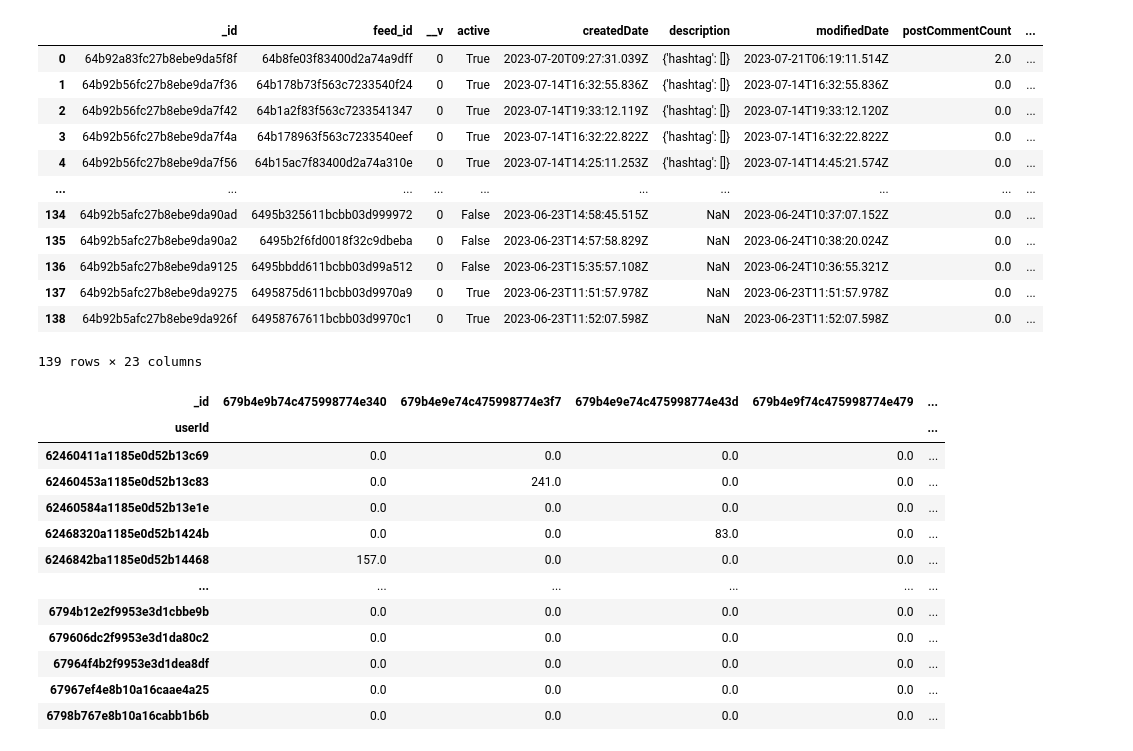
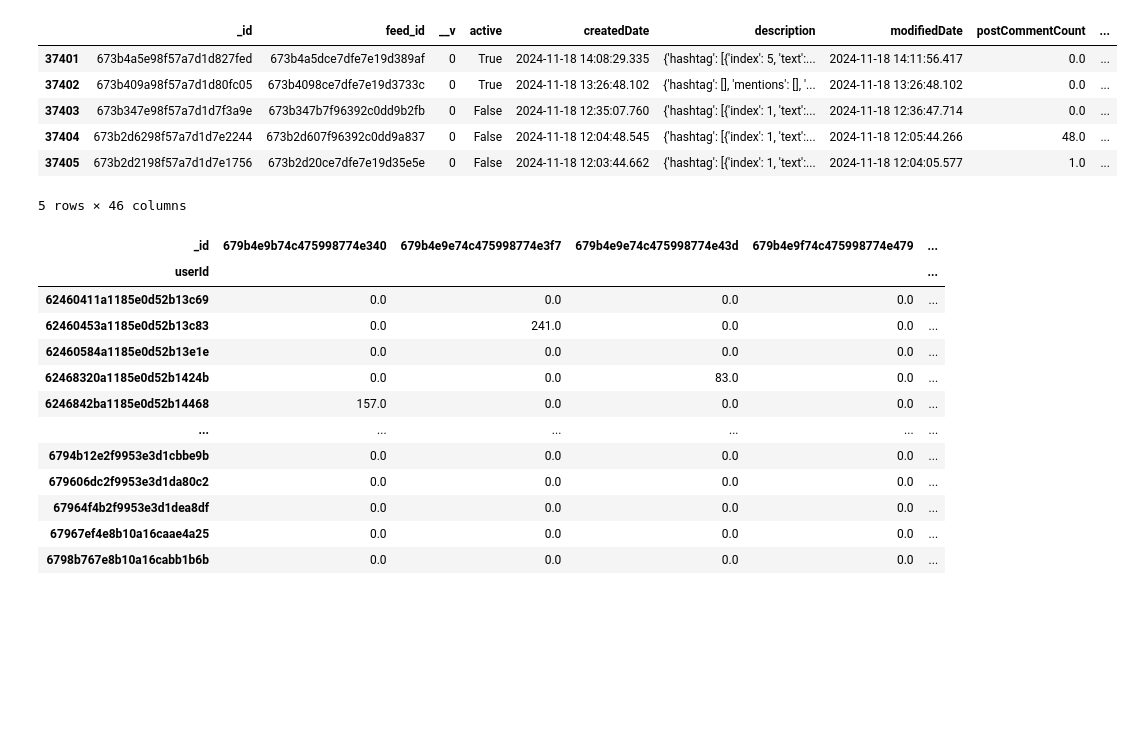
Before and after one commit to anushhhh/pitch-recommendation-algorithm, a Jupyter notebook: pitch_recs.ipynb, the cells around one changed output. Cells and saved outputs as stored; diff of their text form; code cells hidden in the pictures; blank space fills up the shorter version.

```diff
--- a/pitch_recs.ipynb
+++ b/pitch_recs.ipynb
@@ -151,19 +190,13 @@ post_data['popularity_score'] = (
 )
-# %%
-post_data
-# %% [output]
-|  | _id | feed_id | __v | active | createdDate | description | modifiedDate | postCommentCount | ... |
-| 0 | 64b92a83fc27b8ebe9da5f8f | 64b8fe03f83400d2a74a9dff | 0 | True | 2023-07-20T09:27:31.039Z | {'hashtag': []} | 2023-07-21T06:19:11.514Z | 2.0 | ... |
-| 1 | 64b92b56fc27b8ebe9da7f36 | 64b178b73f563c7233540f24 | 0 | True | 2023-07-14T16:32:55.836Z | {'hashtag': []} | 2023-07-14T16:32:55.836Z | 0.0 | ... |
-| 2 | 64b92b56fc27b8ebe9da7f42 | 64b1a2f83f563c7233541347 | 0 | True | 2023-07-14T19:33:12.119Z | {'hashtag': []} | 2023-07-14T19:33:12.120Z | 0.0 | ... |
-| 3 | 64b92b56fc27b8ebe9da7f4a | 64b178963f563c7233540eef | 0 | True | 2023-07-14T16:32:22.822Z | {'hashtag': []} | 2023-07-14T16:32:22.822Z | 0.0 | ... |
-| 4 | 64b92b56fc27b8ebe9da7f56 | 64b15ac7f83400d2a74a310e | 0 | True | 2023-07-14T14:25:11.253Z | {'hashtag': []} | 2023-07-14T14:45:21.574Z | 0.0 | ... |
-| ... | ... | ... | ... | ... | ... | ... | ... | ... | ... |
-| 134 | 64b92b5afc27b8ebe9da90ad | 6495b325611bcbb03d999972 | 0 | False | 2023-06-23T14:58:45.515Z | NaN | 2023-06-24T10:37:07.152Z | 0.0 | ... |
-| 135 | 64b92b5afc27b8ebe9da90a2 | 6495b2f6fd0018f32c9dbeba | 0 | False | 2023-06-23T14:57:58.829Z | NaN | 2023-06-24T10:38:20.024Z | 0.0 | ... |
-| 136 | 64b92b5afc27b8ebe9da9125 | 6495bbdd611bcbb03d99a512 | 0 | False | 2023-06-23T15:35:57.108Z | NaN | 2023-06-24T10:36:55.321Z | 0.0 | ... |
-| 137 | 64b92b5afc27b8ebe9da9275 | 6495875d611bcbb03d9970a9 | 0 | True | 2023-06-23T11:51:57.978Z | NaN | 2023-06-23T11:51:57.978Z | 0.0 | ... |
-| 138 | 64b92b5afc27b8ebe9da926f | 64958767611bcbb03d9970c1 | 0 | True | 2023-06-23T11:52:07.598Z | NaN | 2023-06-23T11:52:07.598Z | 0.0 | ... |
-139 rows × 23 columns
+# %%
+posts_df.tail()
+# %% [output]
+|  | _id | feed_id | __v | active | createdDate | description | modifiedDate | postCommentCount | ... |
+| 37401 | 673b4a5e98f57a7d1d827fed | 673b4a5dce7dfe7e19d389af | 0 | True | 2024-11-18 14:08:29.335 | {'hashtag': [{'index': 5, 'text':... | 2024-11-18 14:11:56.417 | 0.0 | ... |
+| 37402 | 673b409a98f57a7d1d80fc05 | 673b4098ce7dfe7e19d3733c | 0 | True | 2024-11-18 13:26:48.102 | {'hashtag': [], 'mentions': [], '... | 2024-11-18 13:26:48.102 | 0.0 | ... |
+| 37403 | 673b347e98f57a7d1d7f3a9e | 673b347b7f96392c0dd9b2fb | 0 | False | 2024-11-18 12:35:07.760 | {'hashtag': [{'index': 1, 'text':... | 2024-11-18 12:36:47.714 | 0.0 | ... |
+| 37404 | 673b2d6298f57a7d1d7e2244 | 673b2d607f96392c0dd9a837 | 0 | False | 2024-11-18 12:04:48.545 | {'hashtag': [{'index': 1, 'text':... | 2024-11-18 12:05:44.266 | 48.0 | ... |
+| 37405 | 673b2d2198f57a7d1d7e1756 | 673b2d20ce7dfe7e19d35e5e | 0 | False | 2024-11-18 12:03:44.662 | {'hashtag': [{'index': 1, 'text':... | 2024-11-18 12:04:05.577 | 1.0 | ... |
+5 rows × 46 columns
 # %%
 scaler = MinMaxScaler()
```
Also changed, not shown: parts of 28 cells of this notebook.
